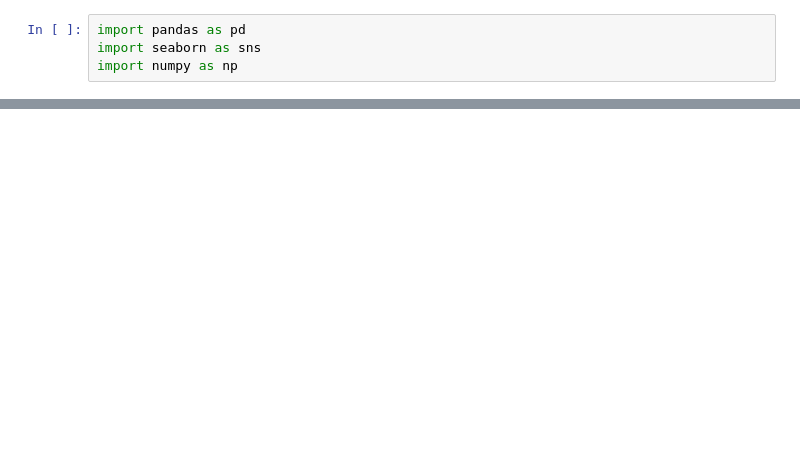
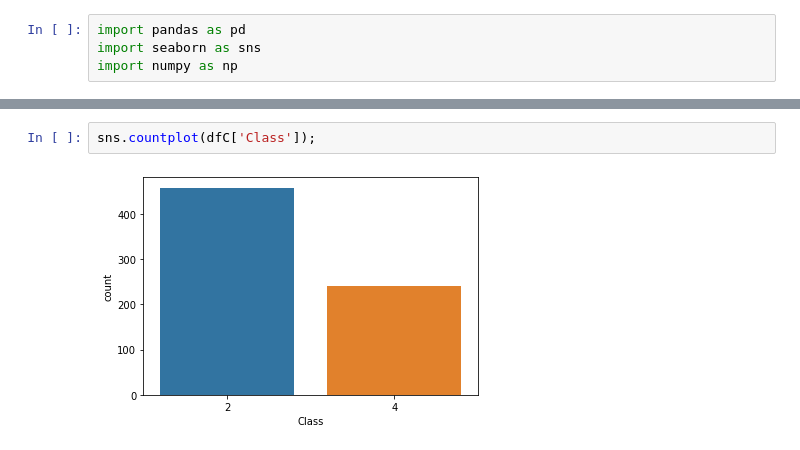
Before and after one commit to cantaruttim/Breast_Cancer_Wisconsin_Diagnostic, a Jupyter notebook: Untitled.ipynb, the cells around one changed output, grey strips where cells are left out. Saved outputs shown, nothing was run; the diff lists cells and outputs as text; blank space fills up the shorter version.

```diff
--- a/Untitled.ipynb
+++ b/Untitled.ipynb
@@ -24,0 +93,4 @@ display(dfC)
+# %%
+sns.countplot(dfC['Class']);
+# %% [output]
+[figure, added]
```
Also changed, not shown: parts of 8 cells of this notebook.
